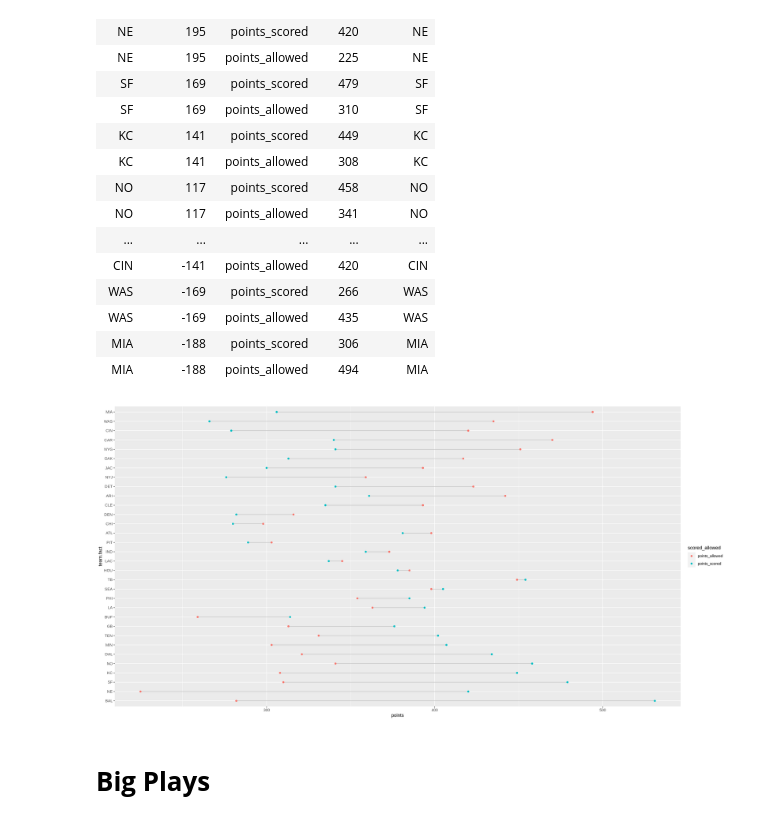
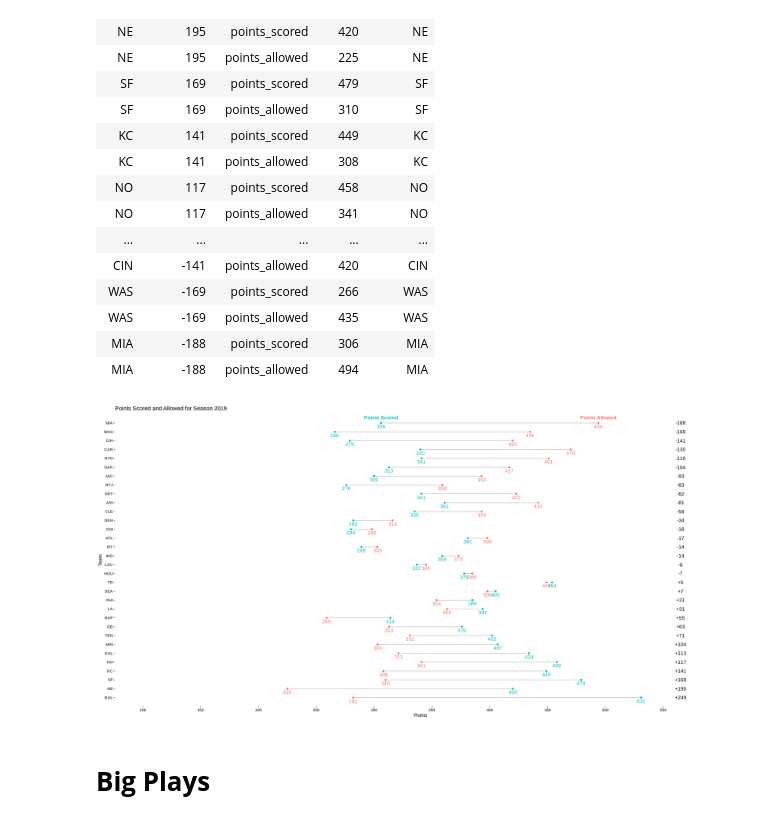
Before and after one commit to rennerm1/NFL-Data-Science-Project, a Jupyter notebook: Untitled6.ipynb, the cells around one changed output. Cells and saved outputs as stored; diff of their text form; code cells hidden in the pictures.

```diff
--- a/Untitled6.ipynb
+++ b/Untitled6.ipynb
@@ -229,15 +258,24 @@ A tibble: 64 × 5
 | WAS | -169 | points_allowed | 435 | WAS |
 | MIA | -188 | points_scored | 306 | MIA |
 | MIA | -188 | points_allowed | 494 | MIA |
-# %%
-p <-
-ggplot(
-  data = psas_piv,
-  mapping = aes(team.fact, x=points, color=scored_allowed))
-
-p + geom_line(aes(group=team),color="gray") + geom_point()
-# %% [output]
-[figure, removed]
+# %%
+p <-
+ggplot(
+  data = psas_piv,
+  mapping = aes(team.fact, x=points, color=scored_allowed))
+
+p + geom_line(aes(group=team),color="gray") +
+geom_point() +
+geom_text( size=4, nudge_y = -0.4, mapping = aes(label = points)) +
+geom_text(size = 4,fontface = "bold",nudge_y = 0.6, mapping = aes(label = ifelse(team == "MIA",ifelse(scored_allowed == "points_scored","Points Scored","Points Allowed"),""))) +
+scale_x_continuous(limits = c(100,580), breaks= seq(100,550,50))+
+scale_y_discrete(expand= expansion(add = c(1,1))) +
+geom_rect(mapping = aes(xmin = 550, xmax = 580 , ymin = -Inf, ymax = Inf),fill = "white",color = "white") +
+geom_text(size = 4,colour = "black",mapping = aes(x = 565,y = team,label = ifelse(scored_allowed == "points_scored","",ifelse(difference == 0,paste0(as.character(round(difference))),ifelse(difference > 0, paste0("+",as.character(round(difference))),paste0(as.character(round(difference)))))))) +
+labs(title= "Points Scored and Allowed for Season 2019", x="Points", y="Team")+
+theme(axis.text.y=element_text(face="bold"), axis.text.x=element_text(face="bold"), legend.position = "none", panel.background = element_blank())
+# %% [output]
+[figure, added]
 # %% [markdown]
 # **Big Plays**
 # %%
```
Also changed, not shown: parts of 4 cells of this notebook.
